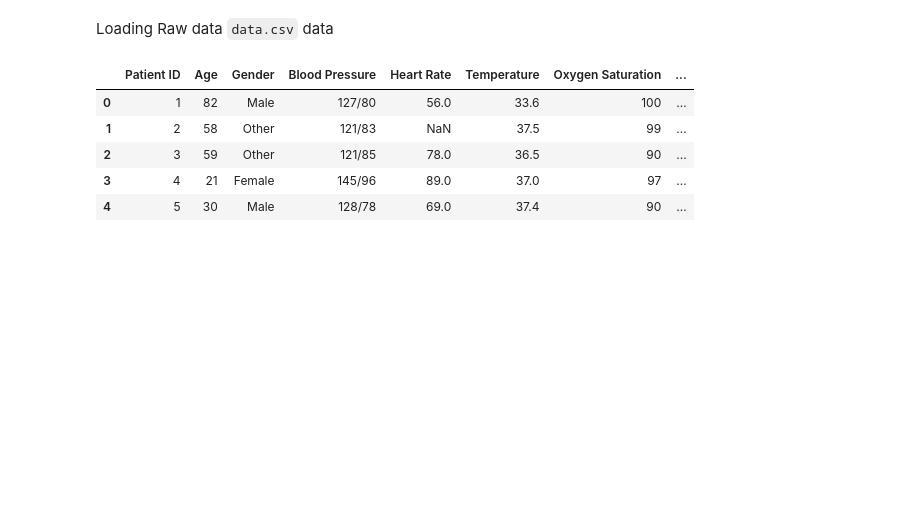
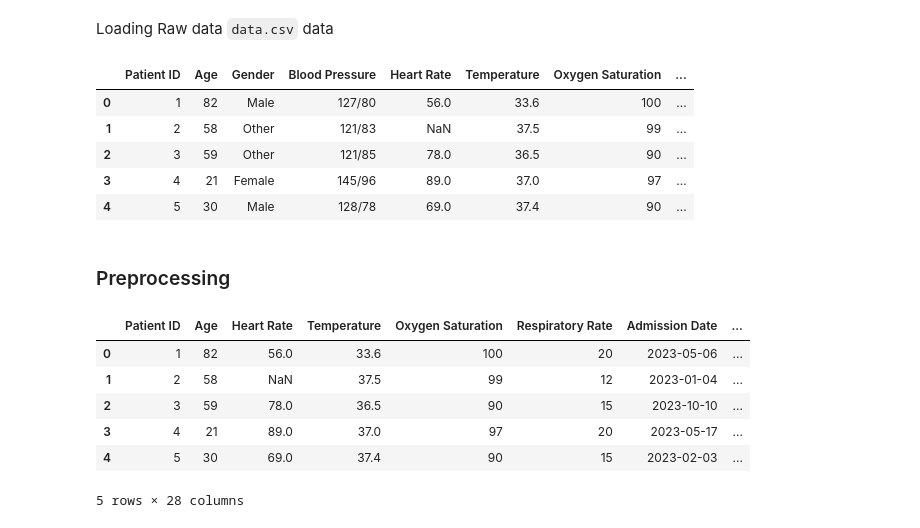
Before and after one commit to Adarshv0524/MedQueue, a Jupyter notebook: main.ipynb, the cells around one changed output. Saved outputs shown, nothing was run; the diff lists cells and outputs as text; code cells hidden in the pictures; blank space fills up the shorter version.

```diff
--- a/main.ipynb
+++ b/main.ipynb
@@ -27,3 +27,32 @@ df.head()
 | 2 | 3 | 59 | Other | 121/85 | 78.0 | 36.5 | 90 | ... |
 | 3 | 4 | 21 | Female | 145/96 | 89.0 | 37.0 | 97 | ... |
 | 4 | 5 | 30 | Male | 128/78 | 69.0 | 37.4 | 90 | ... |
+# %% [markdown]
+### Preprocessing
+# %%
+# Splitting Blood Pressure into two separate columns: Systolic and Diastolic
+df[['Systolic BP', 'Diastolic BP']] = df['Blood Pressure'].str.split('/', expand=True)
+
+# Convert Systolic and Diastolic BP to numeric
+df['Systolic BP'] = pd.to_numeric(df['Systolic BP'], errors='coerce')
+df['Diastolic BP'] = pd.to_numeric(df['Diastolic BP'], errors='coerce')
+
+# Dropping the old 'Blood Pressure' column
+df = df.drop('Blood Pressure', axis=1)
+
+# Converting 'Admission Date' to datetime
+df['Admission Date'] = pd.to_datetime(df['Admission Date'])
+
+# One-Hot Encoding for 'Gender' and 'Symptoms'
+df = pd.get_dummies(df, columns=['Gender', 'Symptoms' ,'Medical History' ,'Diagnosis' ], drop_first=True)
+
+# Show the modified DataFrame
+df.head()
+# %% [output]
+|  | Patient ID | Age | Heart Rate | Temperature | Oxygen Saturation | Respiratory Rate | Admission Date | ... |
+| 0 | 1 | 82 | 56.0 | 33.6 | 100 | 20 | 2023-05-06 | ... |
+| 1 | 2 | 58 | NaN | 37.5 | 99 | 12 | 2023-01-04 | ... |
+| 2 | 3 | 59 | 78.0 | 36.5 | 90 | 15 | 2023-10-10 | ... |
+| 3 | 4 | 21 | 89.0 | 37.0 | 97 | 20 | 2023-05-17 | ... |
+| 4 | 5 | 30 | 69.0 | 37.4 | 90 | 15 | 2023-02-03 | ... |
+5 rows × 28 columns
```
Also changed, not shown: parts of 5 cells of this notebook.
